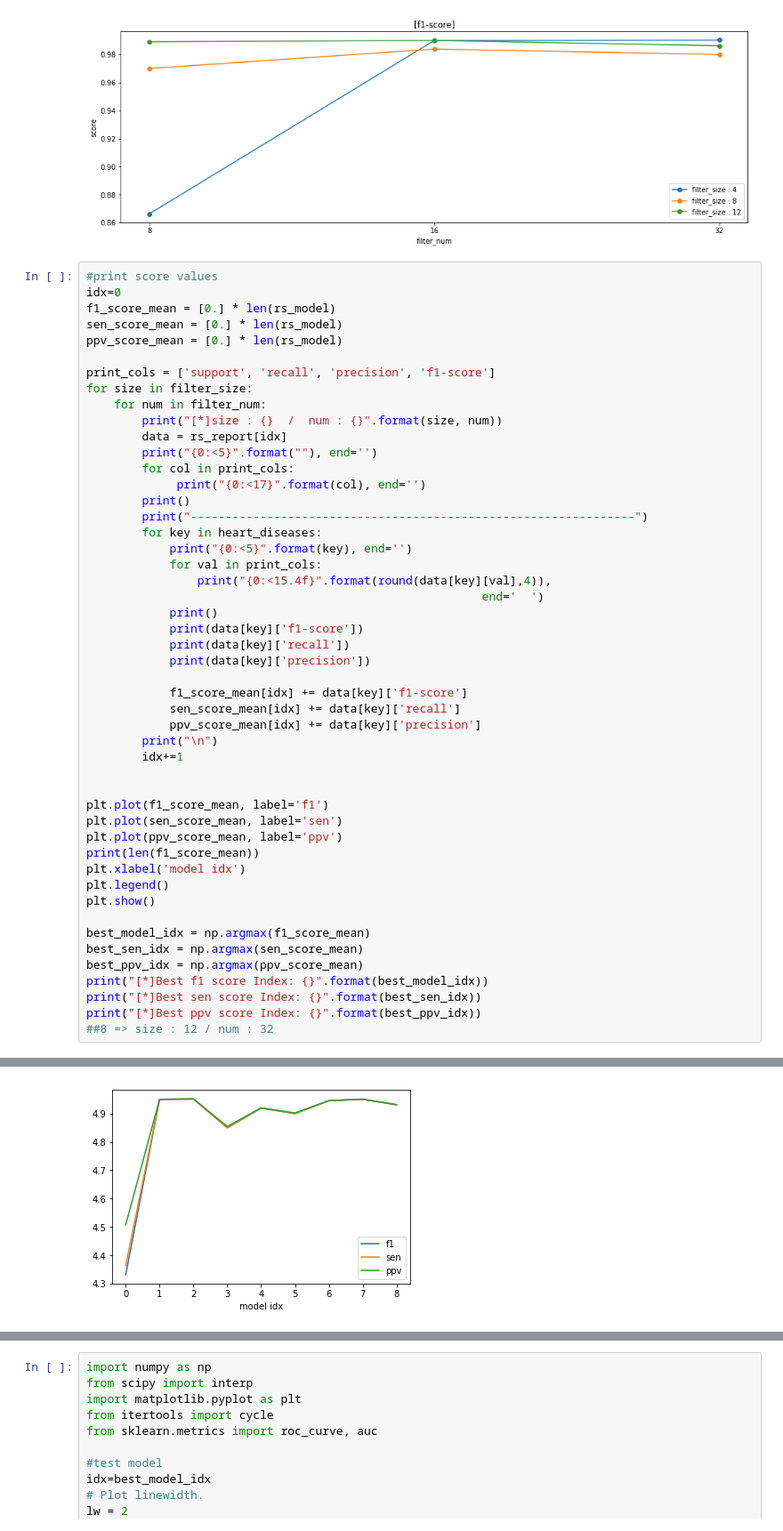
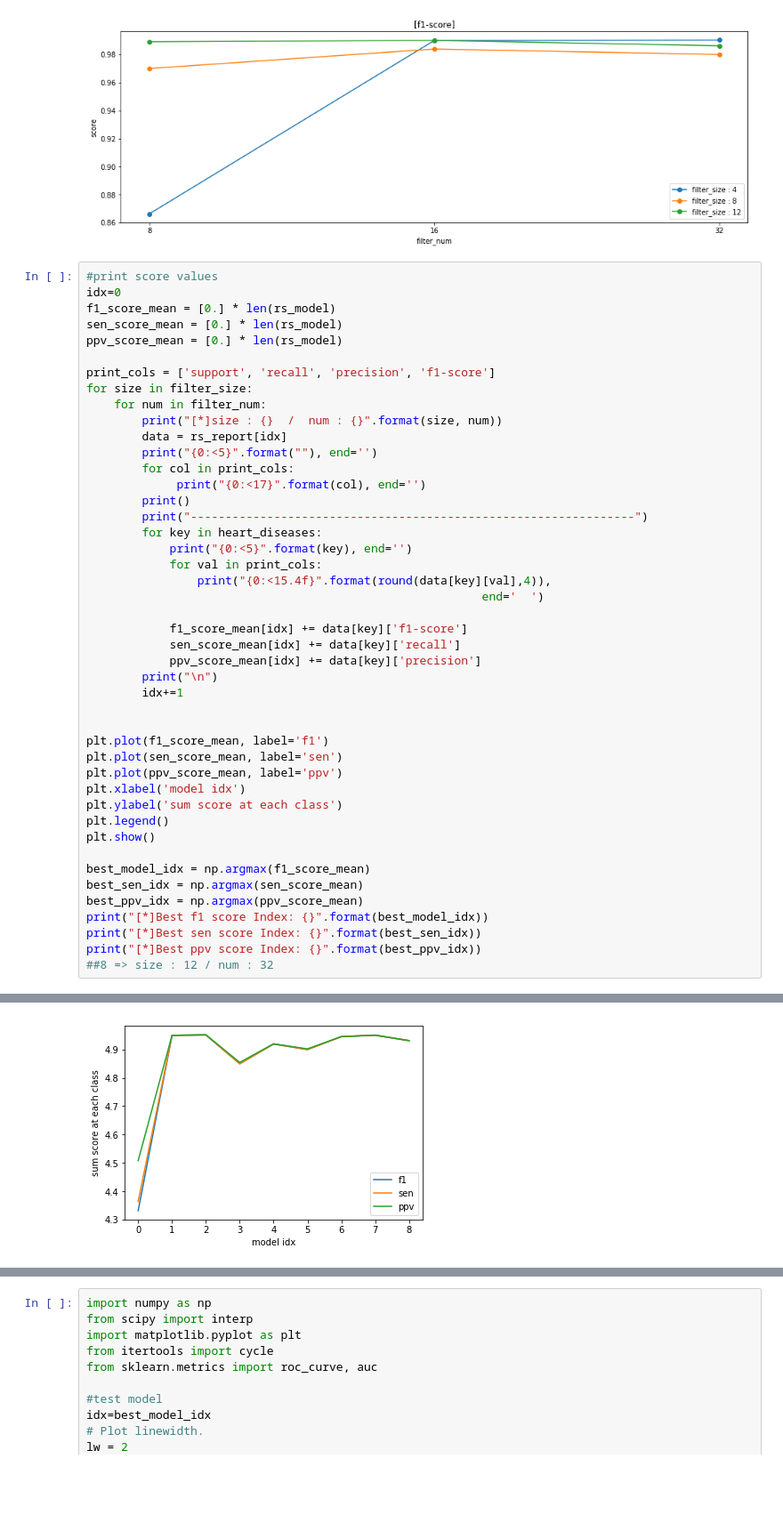
Before and after one commit to LazyerIJ/ECG_Analysis_CNN, a Jupyter notebook: CNN/cnn_compare_kernel.ipynb, the cells around one changed output, grey strips where cells are left out. Shown at 89% size. Drawn from its saved outputs; the diff is of its cells as text; blank space fills up the shorter version.

Commit message:
add graph

```diff
--- a/CNN/cnn_compare_kernel.ipynb
+++ b/CNN/cnn_compare_kernel.ipynb
@@ -402,10 +402,6 @@ for size in filter_size:
             for val in print_cols:
                 print("{0:<15.4f}".format(round(data[key][val],4)),
                                                          end='  ')
-            print()
-            print(data[key]['f1-score'])
-            print(data[key]['recall'])
-            print(data[key]['precision'])
 
             f1_score_mean[idx] += data[key]['f1-score']
             sen_score_mean[idx] += data[key]['recall']
@@ -417,8 +413,8 @@ for size in filter_size:
 plt.plot(f1_score_mean, label='f1')
 plt.plot(sen_score_mean, label='sen')
 plt.plot(ppv_score_mean, label='ppv')
-print(len(f1_score_mean))
 plt.xlabel('model idx')
+plt.ylabel('sum score at each class')
 plt.legend()
 plt.show()
 
@@ -450,4 +446,4 @@ V    1804.0000        0.9911           0.7178           0.8326
-[figure, old version]
+[figure, new version]
 [*]Best f1 score Index: 2
 [*]Best sen score Index: 2
 [*]Best ppv score Index: 2
```
Also changed, not shown: parts of 1 cell of this notebook.
